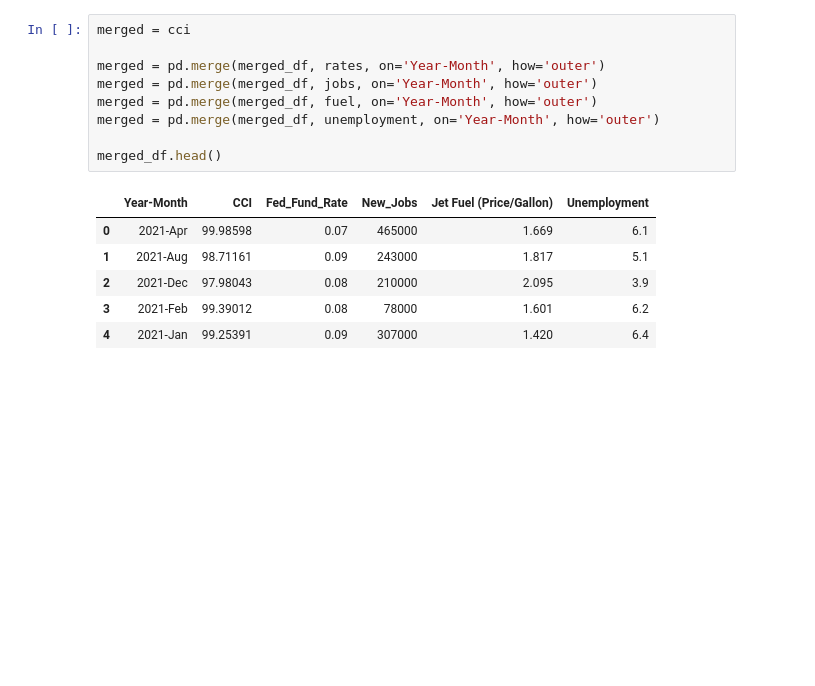
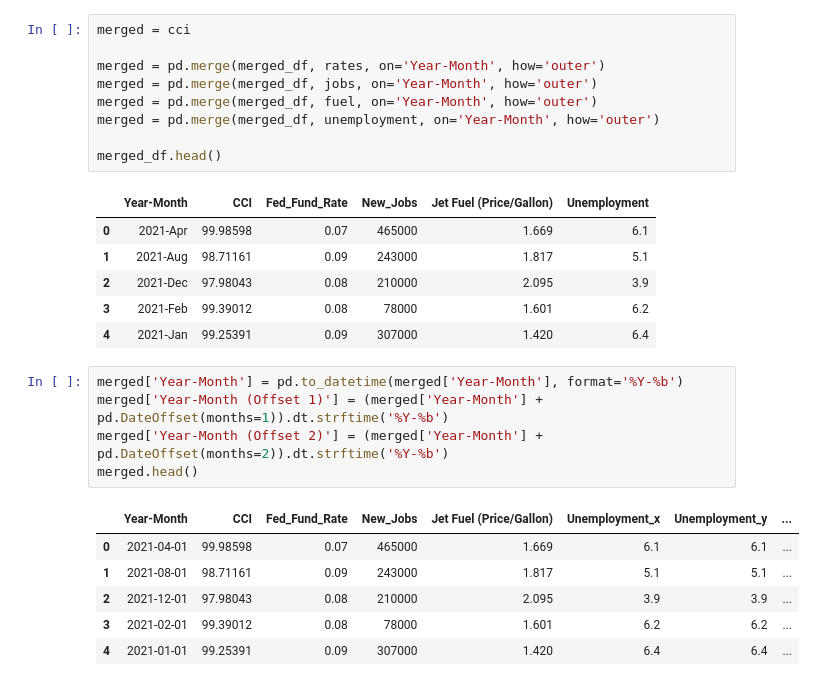
Before and after one commit to JEFFDAVISJR/macroecon-revenue-analysis, a Jupyter notebook: Python/notebook/plots_mc.ipynb, the cells around one changed output. Cells and saved outputs as stored; diff of their text form; blank space fills up the shorter version.

Commit message:
created offset columns

```diff
--- a/Python/notebook/plots_mc.ipynb
+++ b/Python/notebook/plots_mc.ipynb
@@ -335,3 +335,15 @@ merged_df.head()
 | 2 | 2021-Dec | 97.98043 | 0.08 | 210000 | 2.095 | 3.9 |
 | 3 | 2021-Feb | 99.39012 | 0.08 | 78000 | 1.601 | 6.2 |
 | 4 | 2021-Jan | 99.25391 | 0.09 | 307000 | 1.420 | 6.4 |
+# %%
+merged['Year-Month'] = pd.to_datetime(merged['Year-Month'], format='%Y-%b')
+merged['Year-Month (Offset 1)'] = (merged['Year-Month'] + pd.DateOffset(months=1)).dt.strftime('%Y-%b')
+merged['Year-Month (Offset 2)'] = (merged['Year-Month'] + pd.DateOffset(months=2)).dt.strftime('%Y-%b')
+merged.head()
+# %% [output]
+|  | Year-Month | CCI | Fed_Fund_Rate | New_Jobs | Jet Fuel (Price/Gallon) | Unemployment_x | Unemployment_y | ... |
+| 0 | 2021-04-01 | 99.98598 | 0.07 | 465000 | 1.669 | 6.1 | 6.1 | ... |
+| 1 | 2021-08-01 | 98.71161 | 0.09 | 243000 | 1.817 | 5.1 | 5.1 | ... |
+| 2 | 2021-12-01 | 97.98043 | 0.08 | 210000 | 2.095 | 3.9 | 3.9 | ... |
+| 3 | 2021-02-01 | 99.39012 | 0.08 | 78000 | 1.601 | 6.2 | 6.2 | ... |
+| 4 | 2021-01-01 | 99.25391 | 0.09 | 307000 | 1.420 | 6.4 | 6.4 | ... |
```
Also changed, not shown: parts of 1 cell of this notebook.
